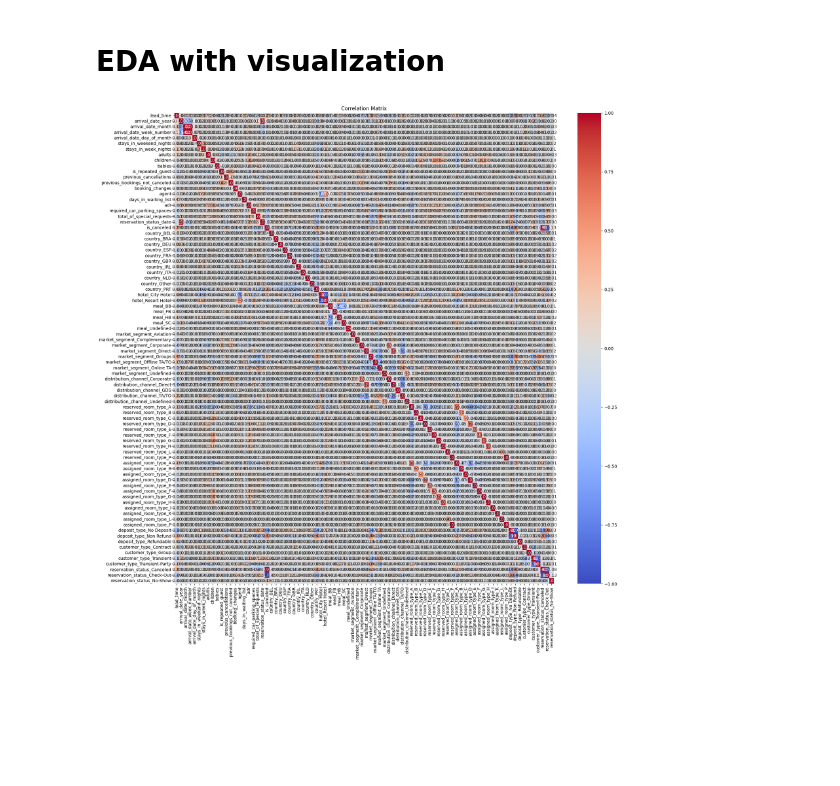
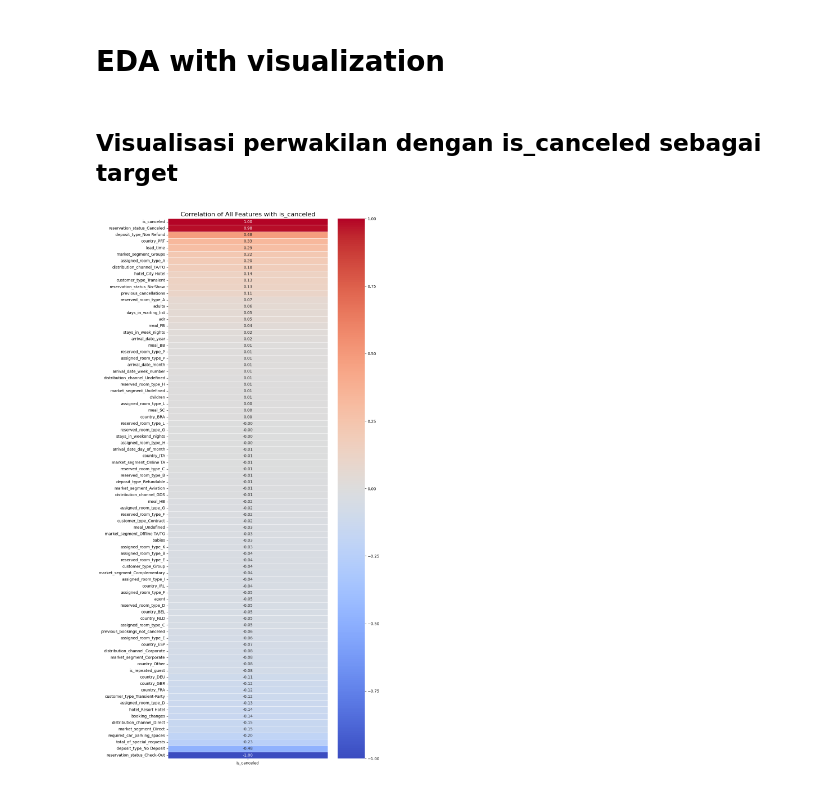
Before and after one commit to krauchelli/ml-sem6-hotel-booking, a Jupyter notebook: ujian.ipynb, the cells around one changed output. Saved outputs shown, nothing was run; the diff lists cells and outputs as text; code cells hidden in the pictures; blank space fills up the shorter version.

Commit message:
feat: addition to visualization for comparation with is_canceled

```diff
--- a/ujian.ipynb
+++ b/ujian.ipynb
@@ -277,10 +277,31 @@ memory usage: 26.3 MB
 # %% [markdown]
 # EDA with visualization
 # %%
-# visualize the correlation matrix
-plt.figure(figsize=(20, 20))
-sns.heatmap(df.corr(), annot=True, fmt='.2f', cmap='coolwarm')
-plt.title('Correlation Matrix')
-plt.show()
+# # visualize the correlation matrix
+# plt.figure(figsize=(20, 20))
+# sns.heatmap(df.corr(), annot=True, fmt='.2f', cmap='coolwarm')
+# plt.title('Correlation Matrix')
+# plt.show()
-# %% [output]
-[figure, removed]
+# %% [markdown]
+## Visualisasi perwakilan dengan is_canceled sebagai target
+# %%
+# Filter numerik dan boolean
+numerical_df = df.select_dtypes(include=['int64', 'float64', 'bool'])
+
+# Hitung korelasi
+correlation_matrix = numerical_df.corr()
+
+# Ambil korelasi terhadap target is_canceled
+corr_target = correlation_matrix[['is_canceled']].sort_values(by='is_canceled', ascending=False)
+
+# Plot heatmap dengan jarak label y yang lebih lebar
+plt.figure(figsize=(10, 20))  # Tinggikan figure agar label y tidak tabrakan
+ax = sns.heatmap(corr_target, annot=True, cmap='coolwarm', linewidths=0.5, fmt=".2f", cbar=True)
+
+# Rotasi label dan sesuaikan jaraknya
+ax.set_yticklabels(ax.get_yticklabels(), rotation=0, fontsize=10)
+plt.title('Correlation of All Features with is_canceled', fontsize=16)
+plt.tight_layout()
+plt.show()
+# %% [output]
+[figure, added]
```
